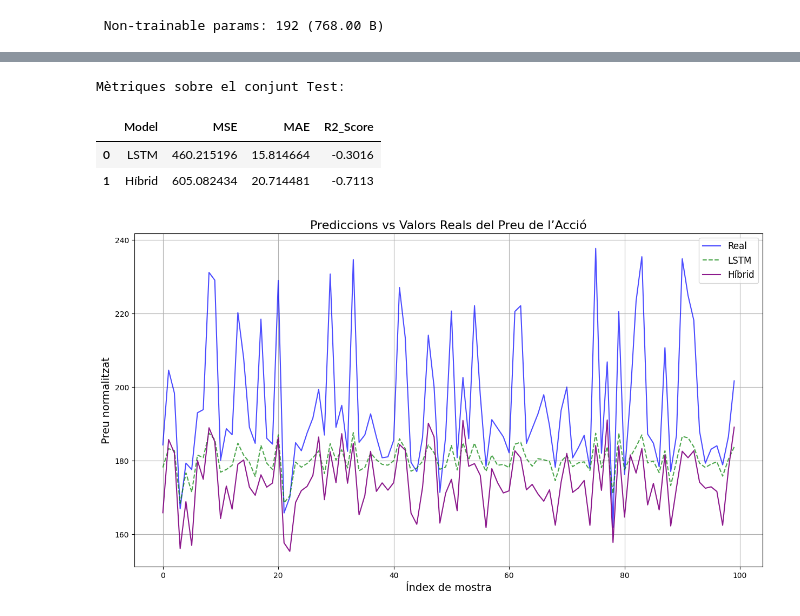
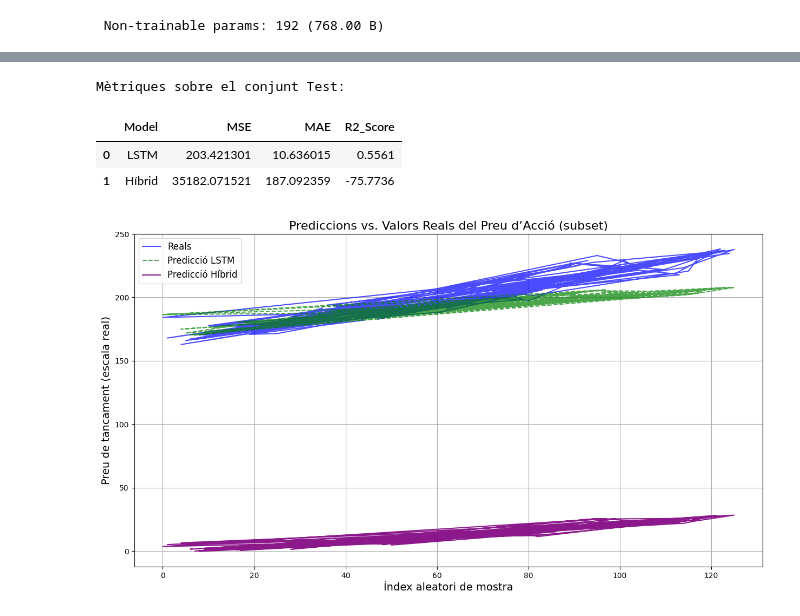
Before and after one commit to mmonsocadena/TFG_PredictStock, a Jupyter notebook: model hybrid.ipynb, the cells around one changed output, grey strips where cells are left out. Cells and saved outputs as stored; diff of their text form; code cells hidden in the pictures.

```diff
--- a/model hybrid.ipynb
+++ b/model hybrid.ipynb
@@ -101,7 +167,7 @@ def build_regularized_lstm_model(input_shape, lstm_units=64, dense_units=32, dro
 
 
 # Inicialitzar LSTM model
-lstm_model = build_regularized_lstm_model((SEQ_LENGTH, X_train.shape[2]))
+lstm_model = build_regularized_lstm_model((N_STEPS, X_train_scaled.shape[2]))
 
 lstm_model.summary()
 # %% [output]
@@ -238,18 +357,18 @@ Model Performance Comparison:
 from sklearn.metrics import mean_squared_error, mean_absolute_error, r2_score
 import pandas as pd
 
-# Suposem que tens aquestes variables de predicció sobre test:
-# y_test           -> valors reals (test)
-# y_pred_lstm_test -> prediccions LSTM
-# y_pred_hybrid    -> prediccions híbrid (LSTM + XGBoost)
+# Suposem que tens aquestes variables definides:
+#   y_test           -> valors reals de tancament (originals, no escalats)
+#   y_pred_lstm_test -> prediccions del LSTM (en valors reals, després d'invertir l'escala)
+#   y_pred_hybrid    -> prediccions del model híbrid (LSTM + XGBoost) en valors reals
 
 def evaluate_test_set(y_true, y_pred_lstm, y_pred_hybrid):
     results = []
 
-    def calc_metrics(y_true, y_pred, model_name):
-        mse = mean_squared_error(y_true, y_pred)
-        mae = mean_absolute_error(y_true, y_pred)
-        r2 = r2_score(y_true, y_pred)
+    def calc_metrics(y_true_arr, y_pred_arr, model_name):
+        mse = mean_squared_error(y_true_arr, y_pred_arr)
+        mae = mean_absolute_error(y_true_arr, y_pred_arr)
+        r2 = r2_score(y_true_arr, y_pred_arr)
         return {
             "Model": model_name,
             "MSE": round(mse, 6),
@@ -262,7 +381,7 @@ def evaluate_test_set(y_true, y_pred_lstm, y_pred_hybrid):
 
     return pd.DataFrame(results)
 
-# Calcular les mètriques sobre test
+# Calcular les mètriques sobre el conjunt test
 test_metrics_df = evaluate_test_set(y_test, y_pred_lstm_test, y_pred_hybrid)
 
 print("Mètriques sobre el conjunt Test:")
@@ -270,28 +389,42 @@ display(test_metrics_df)
 # %% [output]
 Mètriques sobre el conjunt Test:
 |  | Model | MSE | MAE | R2_Score |
-| 0 | LSTM | 460.215196 | 15.814664 | -0.3016 |
-| 1 | Híbrid | 605.082434 | 20.714481 | -0.7113 |
+| 0 | LSTM | 203.421301 | 10.636015 | 0.5561 |
+| 1 | Híbrid | 35182.071521 | 187.092359 | -75.7736 |
 # %%
-def plot_predictions(y_true, y_pred_lstm_test, y_pred_hybrid, n_samples=100):
+import numpy as np
+import matplotlib.pyplot as plt
 
+def plot_predictions(y_true, y_pred_lstm, y_pred_hybrid, n_samples=100):
+    """
+    Dibuixa una comparació entre els valors reals i les prediccions dels models
+    (LSTM pur i híbrid) seleccionant un subset aleatori de mostres (fins a n_samples).
+
+    Arguments:
+    - y_true: array 1D amb els valors reals del preu (en escala original, no normalitzats).
+    - y_pred_lstm: array 1D amb la predicció del model LSTM (en escala original).
+    - y_pred_hybrid: array 1D amb la predicció híbrida (LSTM + XGBoost residus) en escala original.
+    - n_samples: nombre màxim de punts a mostrar (per evitar grànuls massa densos).
+    """
     plt.figure(figsize=(15, 8))
 
-    # Selecciona un subconjunt per visualitzar més clarament
+    # Seleccionar un conjunt de n_samples índexs aleatoris (sense repetició)
     idx = np.random.choice(len(y_true), size=min(n_samples, len(y_true)), replace=False)
 
-    plt.plot(y_true[idx], label='Real', color='blue', alpha=0.7)
-    plt.plot(y_pred_lstm_test[idx], label='LSTM', color='green', linestyle='--', alpha=0.7)
-    plt.plot(y_pred_hybrid[idx], label='Híbrid', color='purple', linestyle='-', alpha=0.9)
+    # Dibuixar línies per a cada sèrie de valors
+    plt.plot(idx, y_true[idx], label='Reals', color='blue', alpha=0.7)
+    plt.plot(idx, y_pred_lstm[idx], label='Predicció LSTM', color='green', linestyle='--', alpha=0.7)
+    plt.plot(idx, y_pred_hybrid[idx], label='Predicció Híbrid', color='purple', linestyle='-', alpha=0.9)
 
-    plt.title('Prediccions vs Valors Reals del Preu de l’Acció', fontsize=16)
-    plt.xlabel('Índex de mostra', fontsize=14)
-    plt.ylabel('Preu normalitzat', fontsize=14)
+    plt.title('Prediccions vs. Valors Reals del Preu d’Acció (subset)', fontsize=16)
+    plt.xlabel('Índex aleatori de mostra', fontsize=14)
+    plt.ylabel('Preu de tancament (escala real)', fontsize=14)
     plt.legend(fontsize=12)
     plt.grid(True)
     plt.show()
 
-plot_predictions(y_test, y_pred_lstm_test, y_pred_hybrid)
+# Exemple d’ús (assegurant-vos que y_test, y_pred_lstm_test i y_pred_hybrid estiguin en escala real):
+plot_predictions(y_test_orig, y_pred_lstm_test, y_pred_hybrid)
 # %% [output]
-[figure, old version]
+[figure, new version]
 # %%
```
Also changed, not shown: parts of 13 cells of this notebook, 3 other files.
